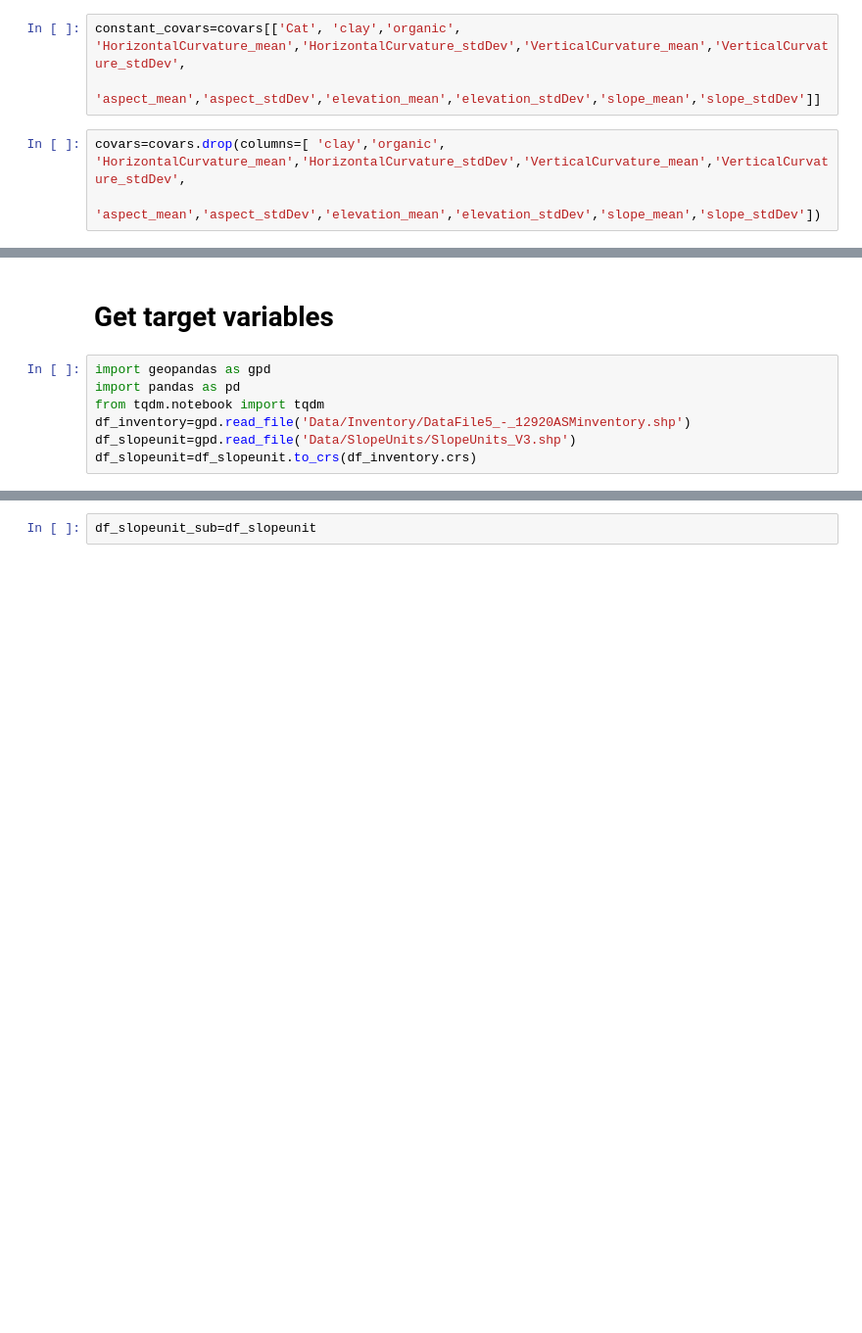
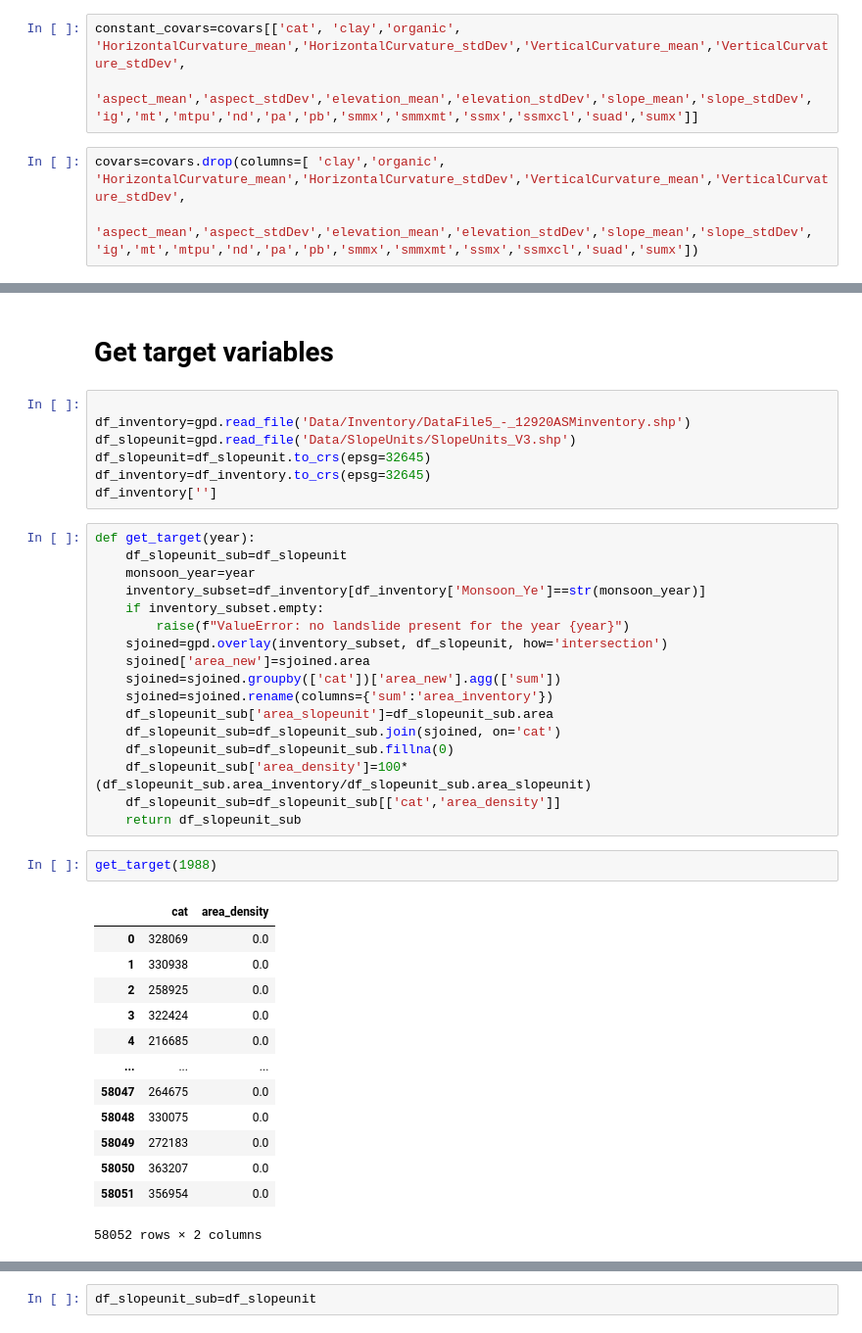
Before and after one commit to ashokdahal/extremevaluelandslides, a Jupyter notebook: Data_Prep_Func.ipynb, the cells around one changed output, grey strips where cells are left out. Shown: that part at 98% size. Drawn from its saved outputs; the diff is of its cells as text; blank space fills up the shorter version.

```diff
--- a/src/Data_Prep_Func.ipynb
+++ b/Data_Prep_Func.ipynb
@@ -90,8 +21,8 @@ covars.columns.tolist()
 # %%
-constant_covars=covars[['Cat', 'clay','organic', 'HorizontalCurvature_mean','HorizontalCurvature_stdDev','VerticalCurvature_mean','VerticalCurvature_stdDev',
-                 'aspect_mean','aspect_stdDev','elevation_mean','elevation_stdDev','slope_mean','slope_stdDev']]
+constant_covars=covars[['cat', 'clay','organic', 'HorizontalCurvature_mean','HorizontalCurvature_stdDev','VerticalCurvature_mean','VerticalCurvature_stdDev',
+                 'aspect_mean','aspect_stdDev','elevation_mean','elevation_stdDev','slope_mean','slope_stdDev', 'ig','mt','mtpu','nd','pa','pb','smmx','smmxmt','ssmx','ssmxcl','suad','sumx']]
 # %%
 covars=covars.drop(columns=[ 'clay','organic', 'HorizontalCurvature_mean','HorizontalCurvature_stdDev','VerticalCurvature_mean','VerticalCurvature_stdDev',
-                 'aspect_mean','aspect_stdDev','elevation_mean','elevation_stdDev','slope_mean','slope_stdDev'])
+                 'aspect_mean','aspect_stdDev','elevation_mean','elevation_stdDev','slope_mean','slope_stdDev', 'ig','mt','mtpu','nd','pa','pb','smmx','smmxmt','ssmx','ssmxcl','suad','sumx'])
 # %%
  #0_NdMx_mean,0_NdMx_stdDev 'b1_PMx' 'b7_PMe' 'b6_PSt'
@@ -135,10 +70,43 @@ df_neighbour.to_csv('Data/node_matrix.csv')
 # %% [markdown]
 # Get target variables
 # %%
-import geopandas as gpd
-import pandas as pd
-from tqdm.notebook import tqdm
+
 df_inventory=gpd.read_file('Data/Inventory/DataFile5_-_12920ASMinventory.shp')
 df_slopeunit=gpd.read_file('Data/SlopeUnits/SlopeUnits_V3.shp')
-df_slopeunit=df_slopeunit.to_crs(df_inventory.crs)
+df_slopeunit=df_slopeunit.to_crs(epsg=32645)
+df_inventory=df_inventory.to_crs(epsg=32645)
+df_inventory['']
+# %%
+def get_target(year):
+    df_slopeunit_sub=df_slopeunit
+    monsoon_year=year
+    inventory_subset=df_inventory[df_inventory['Monsoon_Ye']==str(monsoon_year)]
+    if inventory_subset.empty:
+        raise(f"ValueError: no landslide present for the year {year}")
+    sjoined=gpd.overlay(inventory_subset, df_slopeunit, how='intersection')
+    sjoined['area_new']=sjoined.area
+    sjoined=sjoined.groupby(['cat'])['area_new'].agg(['sum'])
+    sjoined=sjoined.rename(columns={'sum':'area_inventory'})
+    df_slopeunit_sub['area_slopeunit']=df_slopeunit_sub.area
+    df_slopeunit_sub=df_slopeunit_sub.join(sjoined, on='cat')
+    df_slopeunit_sub=df_slopeunit_sub.fillna(0)
+    df_slopeunit_sub['area_density']=100*(df_slopeunit_sub.area_inventory/df_slopeunit_sub.area_slopeunit)
+    df_slopeunit_sub=df_slopeunit_sub[['cat','area_density']]
+    return df_slopeunit_sub
+# %%
+get_target(1988)
+# %% [output]
+|  | cat | area_density |
+| 0 | 328069 | 0.0 |
+| 1 | 330938 | 0.0 |
+| 2 | 258925 | 0.0 |
+| 3 | 322424 | 0.0 |
+| 4 | 216685 | 0.0 |
+| ... | ... | ... |
+| 58047 | 264675 | 0.0 |
+| 58048 | 330075 | 0.0 |
+| 58049 | 272183 | 0.0 |
+| 58050 | 363207 | 0.0 |
+| 58051 | 356954 | 0.0 |
+58052 rows × 2 columns
 # %%
```
Also changed, not shown: parts of 18 cells of this notebook, 8 other files.
